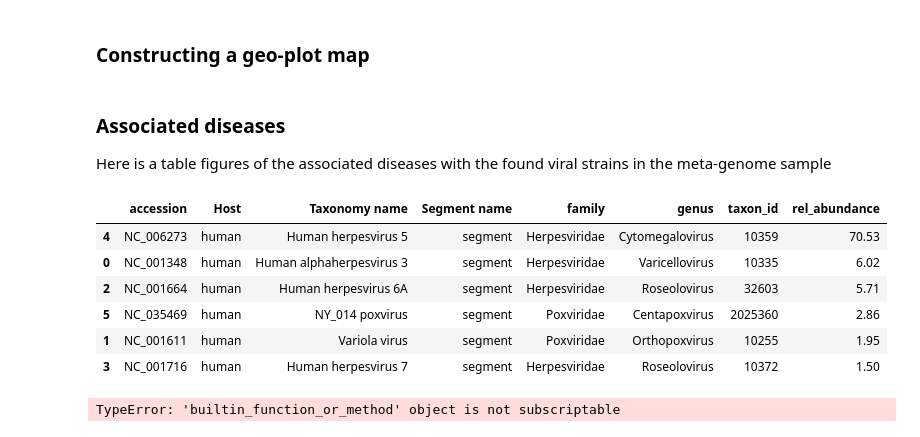
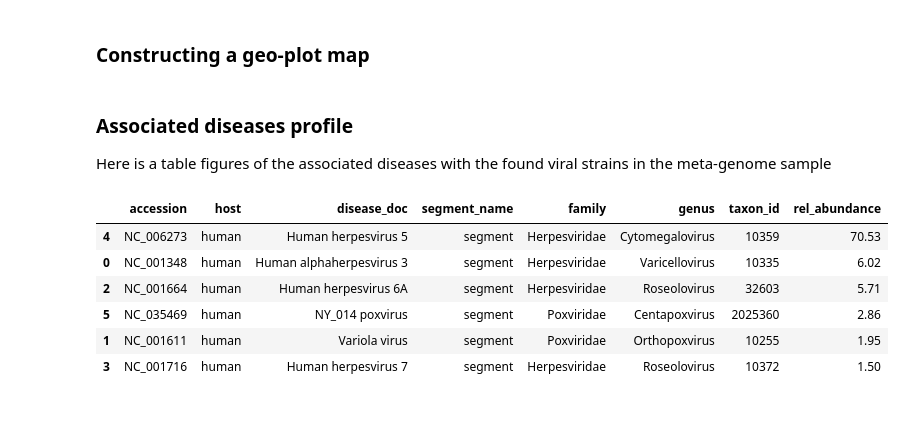
Before and after one commit to axiomcura/VSeek, a Jupyter notebook: analysis/02_plotting.ipynb, the cells around one changed output. Cells and saved outputs as stored; diff of their text form; code cells hidden in the pictures.

```diff
--- a/analysis/02_plotting.ipynb
+++ b/analysis/02_plotting.ipynb
@@ -16,16 +16,16 @@ from vseek.common.loader import load_bat_virus_data, load_dbat_vir_db, load_geol
 # %%
 # midway sample data (over 900 minutes of calculations)
 # NOTE LOADING DBATVIR data
-dbat_vir_df = load_dbat_vir_db()
+dbat_vir_df = vloader.load_dbat_vir_db()
 
 # NOTE LOADING NCBI ACCESSION DATA
-ncbi_virus_data = load_bat_virus_data()
+ncbi_virus_data = vloader.load_bat_virus_data()
 
 # NOTE: LOADING GEO DATA
-geolocations_df = load_geolocations()
+geolocations_df = vloader.load_geolocations()
 geolocations_df = geolocations_df[["country", "name"]]
 geolocations_df.columns = ["iso_alpha", "country"]
-iso_codes_df = load_iban_iso_codes()
+iso_codes_df = vloader.load_iban_iso_codes()
 
 # NOTE: LOADING VIRAL COUNTS DATA
 with open("./viral_composition_counts.json", "r") as infile:
@@ -196,26 +198,25 @@ with open("../results/geo_plot.png", "wb") as outfile:
     img_bytes = fig.to_image(format="png", engine="kaleido")
     outfile.write(img_bytes)
 # %% [markdown]
-### Associated diseases
+### Associated diseases profile
 Here is a table figures of the associated diseases with the found viral strains in the meta-genome sample
 # %%
 ident_viral_acc = identified_virus_df.index.tolist()
 viral_info = ncbi_virus_data.loc[ncbi_virus_data["Representative"].isin(ident_viral_acc)]
 viral_info.columns = ["accession"] + viral_info.columns.values.tolist()[1:]
 
 # merging relative counts and relative abundance
 viral_counts_df = identified_virus_df.reset_index()[["accession", "rel_abundance"]]
 viral_summary_df = viral_info.merge(viral_counts_df, on="accession").sort_values("rel_abundance", ascending=False)
+viral_summary_df.columns = ['accession', 'host', 'disease_doc', 'segment_name', 'family', 'genus', 'taxon_id', 'rel_abundance']
+
+# profile
 viral_summary_df
 # %% [output]
-|  | accession | Host | Taxonomy name | Segment name | family | genus | taxon_id | rel_abundance |
+|  | accession | host | disease_doc | segment_name | family | genus | taxon_id | rel_abundance |
 | 4 | NC_006273 | human | Human herpesvirus 5 | segment | Herpesviridae | Cytomegalovirus | 10359 | 70.53 |
 | 0 | NC_001348 | human | Human alphaherpesvirus 3 | segment | Herpesviridae | Varicellovirus | 10335 | 6.02 |
 | 2 | NC_001664 | human | Human herpesvirus 6A | segment | Herpesviridae | Roseolovirus | 32603 | 5.71 |
 | 5 | NC_035469 | human | NY_014 poxvirus | segment | Poxviridae | Centapoxvirus | 2025360 | 2.86 |
 | 1 | NC_001611 | human | Variola virus | segment | Poxviridae | Orthopoxvirus | 10255 | 1.95 |
 | 3 | NC_001716 | human | Human herpesvirus 7 | segment | Herpesviridae | Roseolovirus | 10372 | 1.50 |
-# %%
-viral_info.columns.values.tolist[1:]
-# %% [output]
-TypeError: 'builtin_function_or_method' object is not subscriptable
```
Also changed, not shown: parts of 9 cells of this notebook, 7 other files.
